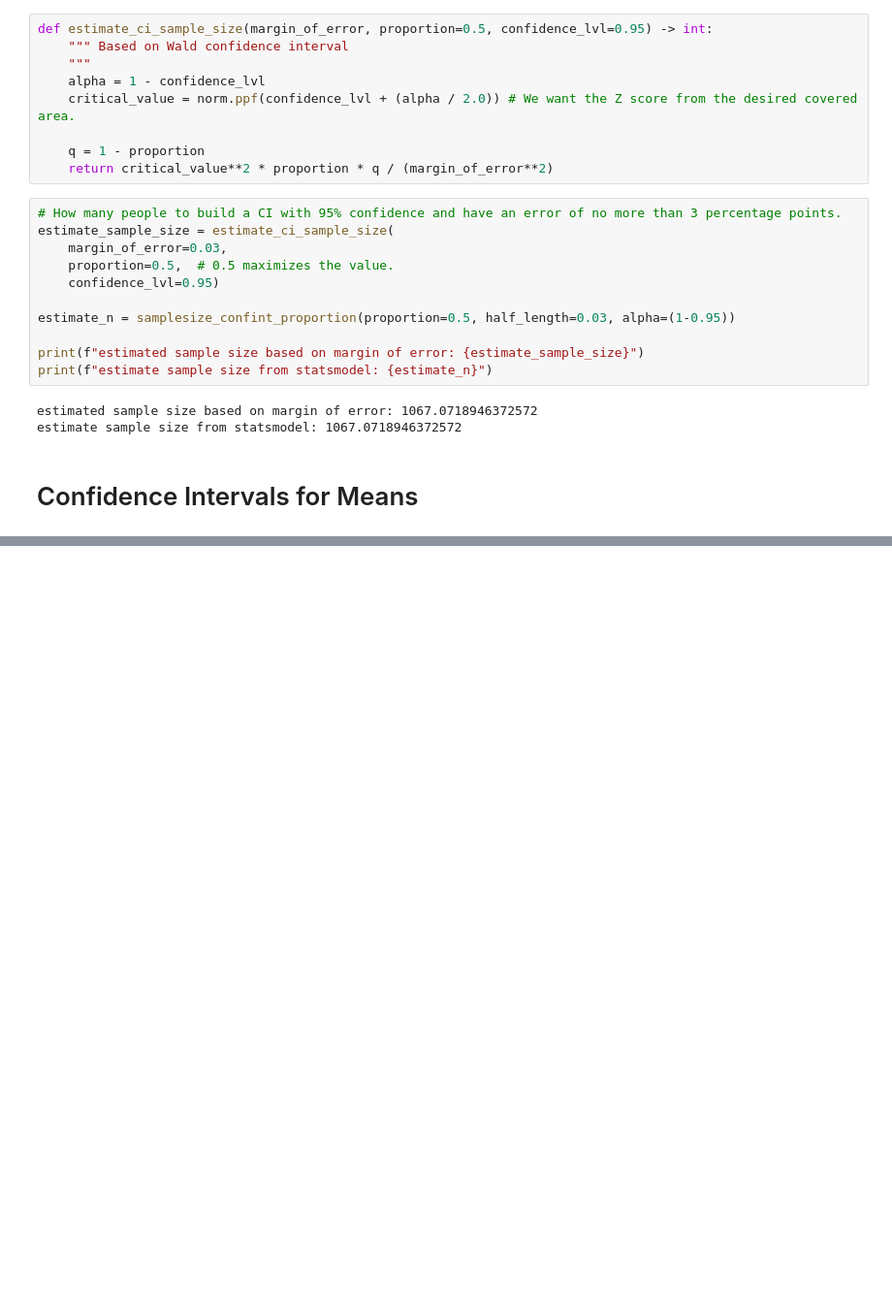
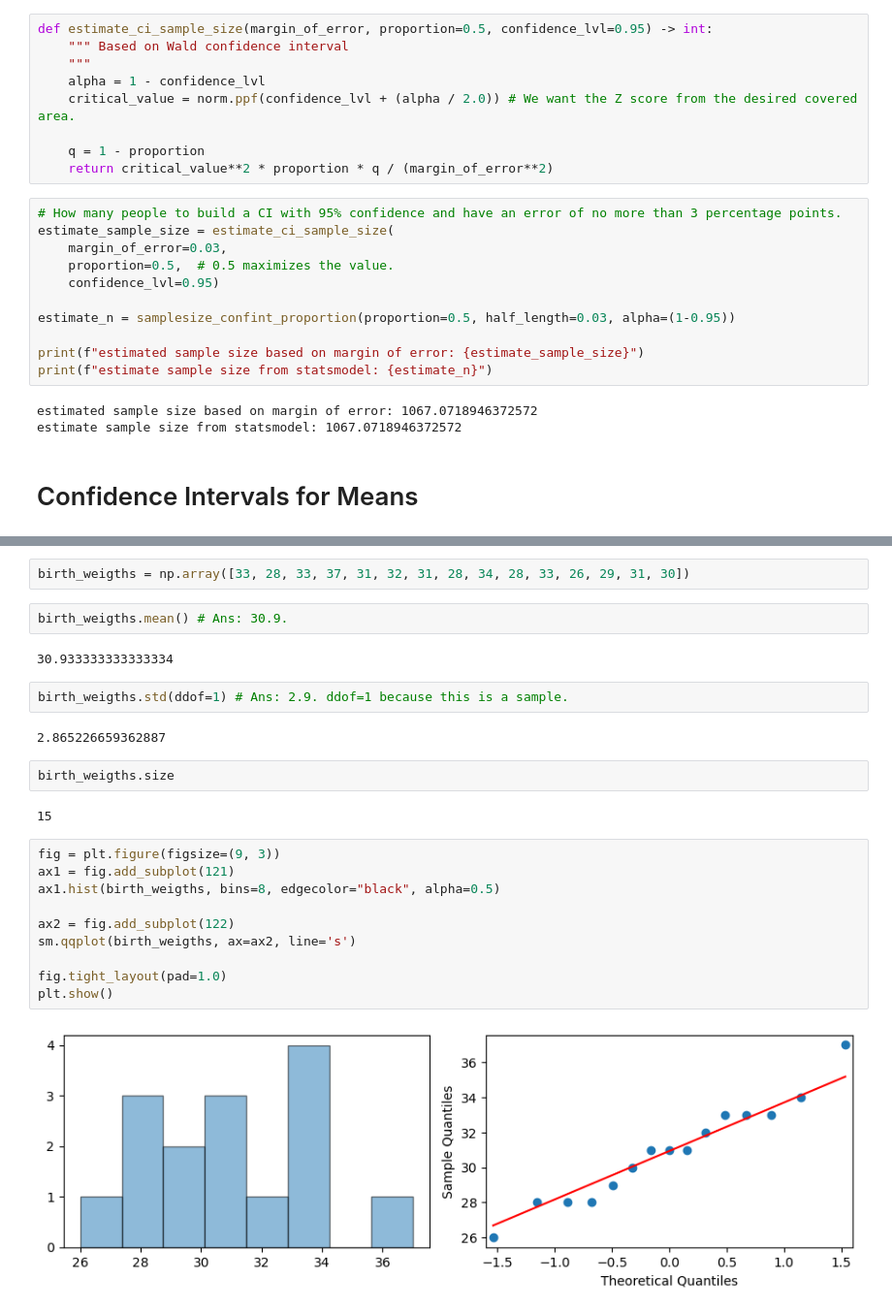
Before and after one commit to seafoodfry/numerical-analysis, a Jupyter notebook: stats/basics/02-confidence-intervals.ipynb, the cells around one changed output, grey strips where cells are left out. Shown: that part at 97% size. Cells and saved outputs as stored; diff of their text form; blank space fills up the shorter version.

Commit message:
confidence intervals for means
Signed-off-by: seafoodfry <>

```diff
--- a/stats/basics/02-confidence-intervals.ipynb
+++ b/stats/basics/02-confidence-intervals.ipynb
@@ -168,0 +191,26 @@ estimate sample size from statsmodel: 1067.0718946372572
+# %%
+birth_weigths = np.array([33, 28, 33, 37, 31, 32, 31, 28, 34, 28, 33, 26, 29, 31, 30])
+# %%
+birth_weigths.mean() # Ans: 30.9.
+# %% [output]
+30.933333333333334
+# %%
+birth_weigths.std(ddof=1) # Ans: 2.9. ddof=1 because this is a sample.
+# %% [output]
+2.865226659362887
+# %%
+birth_weigths.size
+# %% [output]
+15
+# %%
+fig = plt.figure(figsize=(9, 3))
+ax1 = fig.add_subplot(121)
+ax1.hist(birth_weigths, bins=8, edgecolor="black", alpha=0.5)
+
+ax2 = fig.add_subplot(122)
+sm.qqplot(birth_weigths, ax=ax2, line='s')
+
+fig.tight_layout(pad=1.0)
+plt.show()
+# %% [output]
+[figure, added]
```
Also changed, not shown: parts of 8 cells of this notebook.
